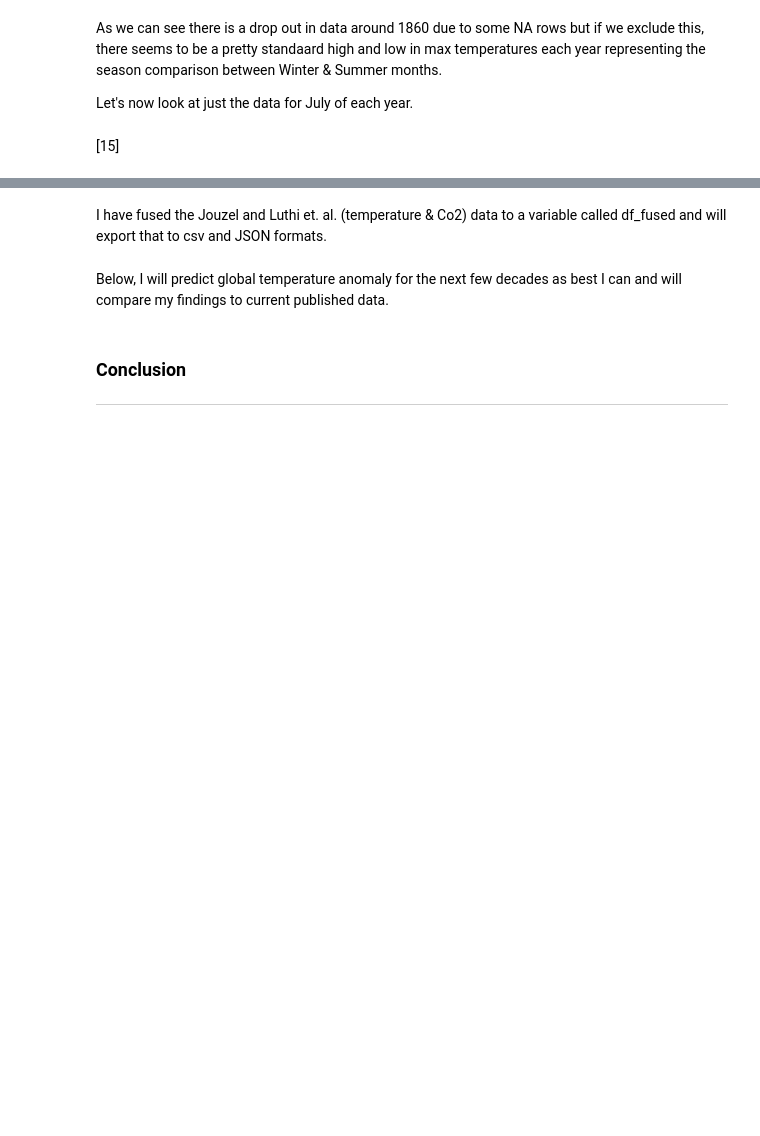
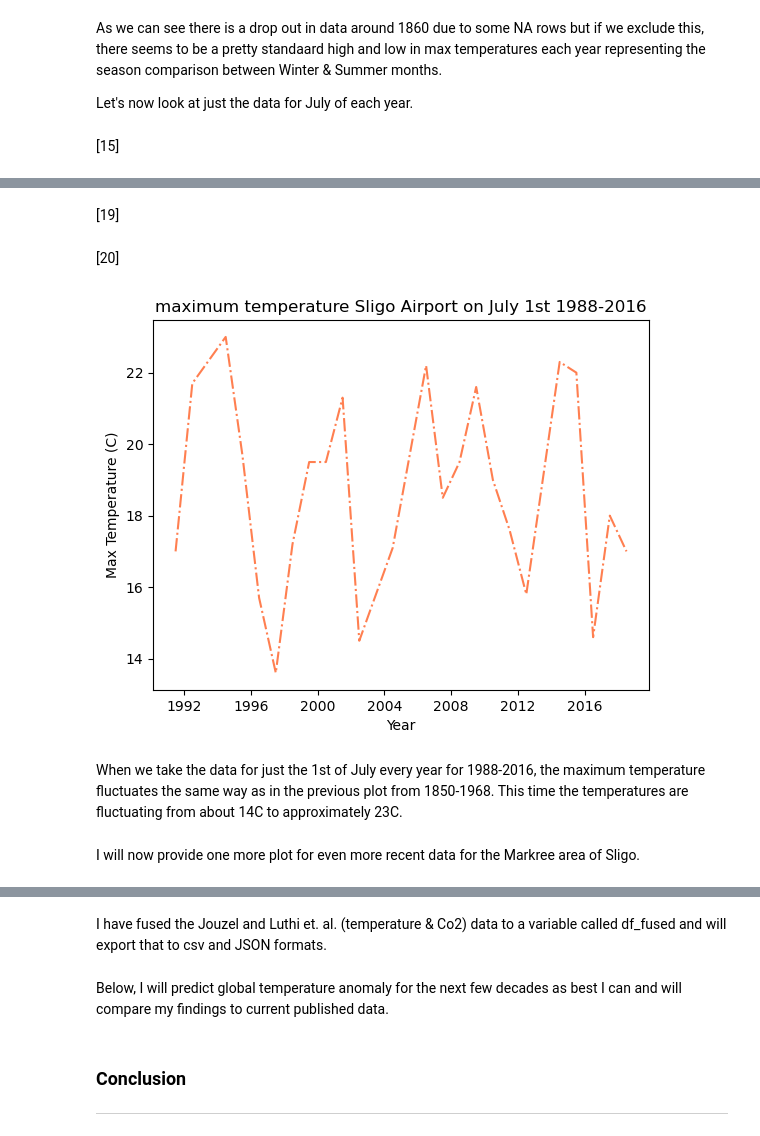
Before and after one commit to joannefeeney/programming-data-project-2, a Jupyter notebook: project.ipynb, the cells around one changed output, grey strips where cells are left out. Cells and saved outputs as stored; diff of their text form; code cells hidden in the pictures; blank space fills up the shorter version.

```diff
--- a/project.ipynb
+++ b/project.ipynb
@@ -252,0 +316,17 @@ I will speak briefly about what I think the data that I am investigating means f
+# %%
+# Filtering dataset against july_list variable
+df_sligo_filtered = df_sligo_airport[df_sligo_airport['date'].isin(july_list)]
+# %%
+# Dropping empty rows (Shanelynn.ie)
+df_sligo_filtered = df_sligo_filtered.drop(labels=0, axis=0)
+df_sligo_filtered = df_sligo_filtered.drop(labels=365, axis=0)
+df_sligo_filtered = df_sligo_filtered.drop(labels=730, axis=0)
+df_sligo_filtered = df_sligo_filtered.drop(labels=1826, axis=0)
+df_sligo_filtered = df_sligo_filtered.drop(labels=5934, axis=0)
+# %% [markdown]
+[19]
+# %%
+# Assigning maxt column as float (Sparkbyexamples.com)
+df_sligo_filtered['maxt'] = df_sligo_filtered['maxt'].astype(float)
+# %% [markdown]
+[20]
@@ -252,0 +337,15 @@ I will speak briefly about what I think the data that I am investigating means f
+# %%
+# Assigning maxt column as float (Sparkbyexamples.com)
+df_sligo_filtered['maxt'] = df_sligo_filtered['maxt'].astype(float)
+# %%
+# Plotting temperature data for Sligo Airport
+sns.lineplot(data=df_sligo_filtered, x='date', y='maxt', color='coral', linestyle='dashdot')
+plt.title('maximum temperature Sligo Airport on July 1st 1988-2016')
+plt.xlabel('Year')
+plt.ylabel('Max Temperature (C)');
+# %% [output]
+[figure, added]
+# %% [markdown]
+When we take the data for just the 1st of July every year for 1988-2016, the maximum temperature fluctuates the same way as in the previous plot from 1850-1968. This time the temperatures are fluctuating from about 14C to approximately 23C.
+# %% [markdown]
+I will now provide one more plot for even more recent data for the Markree area of Sligo.
```
Also changed, not shown: parts of 30 cells of this notebook, 2 other files.
